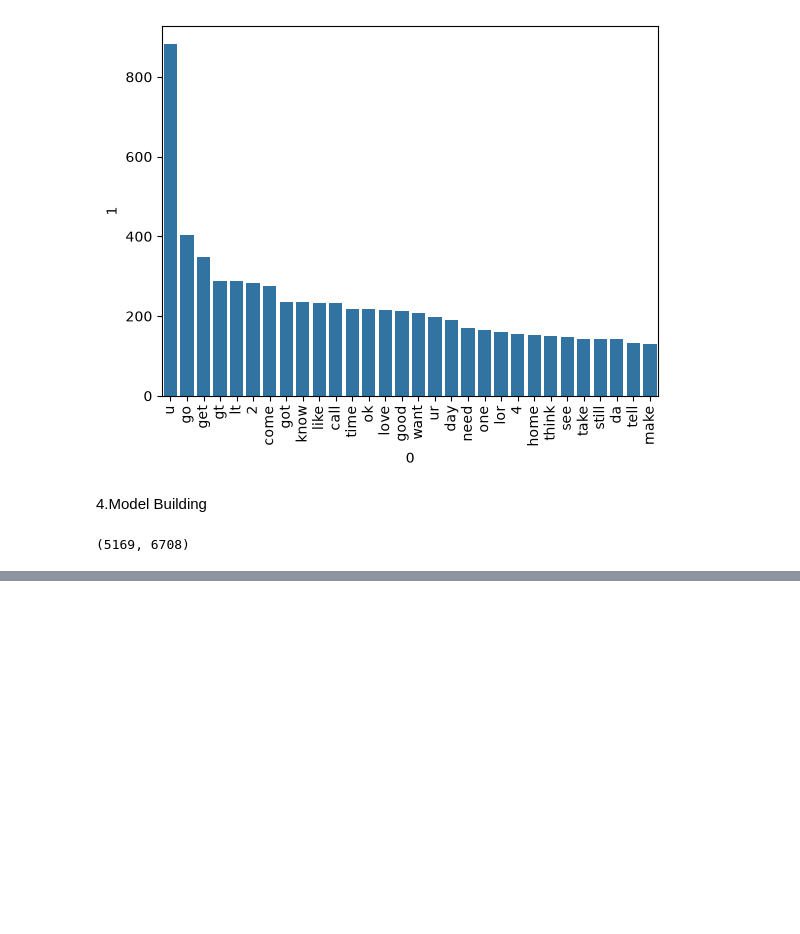
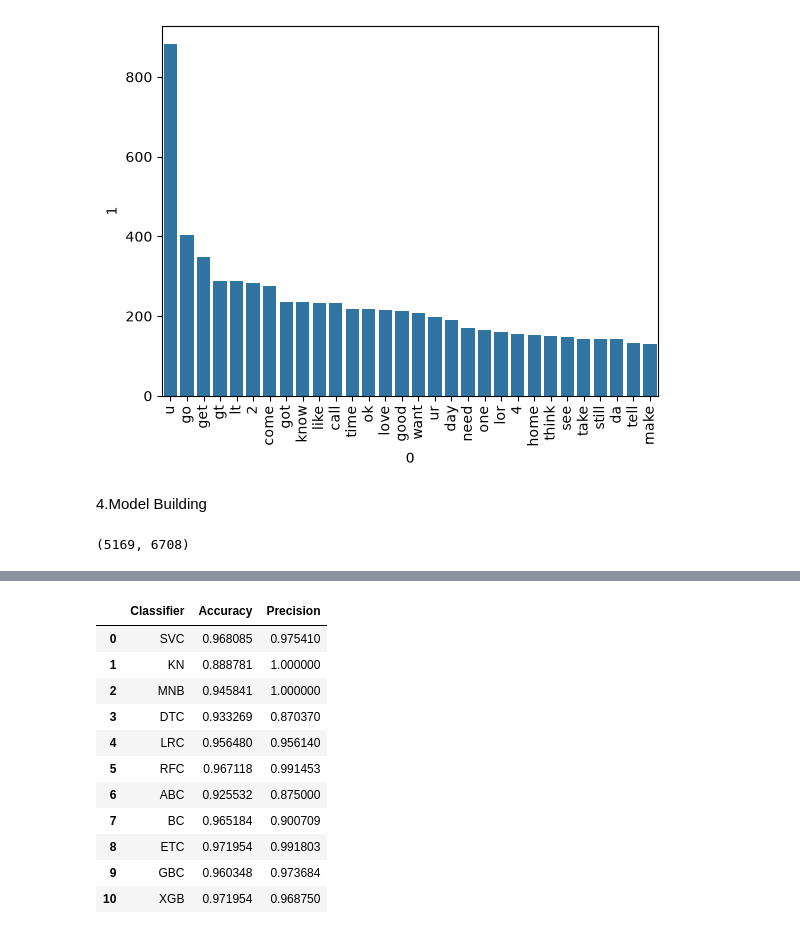
Before and after one commit to GarvChopra/Email-spam-classifier-ML-PROJECT-, a Jupyter notebook: sms-spam-detection.ipynb, the cells around one changed output, grey strips where cells are left out. Saved outputs shown, nothing was run; the diff lists cells and outputs as text; code cells hidden in the pictures; blank space fills up the shorter version.

```diff
--- a/sms-spam-detection.ipynb
+++ b/sms-spam-detection.ipynb
@@ -422,0 +474,14 @@ print(precision_score(y_test, y_pred1))
+# %%
+clfs = {
+    'SVC': svc,
+    'KN' : knc,
+    'MNB': mnb,
+    'DTC': dtc,
+    'LRC': lrc,
+    'RFC': rfc,
+    'ABC': abc,
+    'BC' : bc,
+    'ETC': etc,
+    'GBC': gbc,
+    'XGB': xgb
+}
@@ -422,0 +520,16 @@ print(precision_score(y_test, y_pred1))
+# %%
+performance_df = pd.DataFrame({'Classifier': clfs.keys(), 'Accuracy': accuracy_scores, 'Precision': precision_scores})
+performance_df
+# %% [output]
+|  | Classifier | Accuracy | Precision |
+| 0 | SVC | 0.968085 | 0.975410 |
+| 1 | KN | 0.888781 | 1.000000 |
+| 2 | MNB | 0.945841 | 1.000000 |
+| 3 | DTC | 0.933269 | 0.870370 |
+| 4 | LRC | 0.956480 | 0.956140 |
+| 5 | RFC | 0.967118 | 0.991453 |
+| 6 | ABC | 0.925532 | 0.875000 |
+| 7 | BC | 0.965184 | 0.900709 |
+| 8 | ETC | 0.971954 | 0.991803 |
+| 9 | GBC | 0.960348 | 0.973684 |
+| 10 | XGB | 0.971954 | 0.968750 |
```
Also changed, not shown: parts of 19 cells of this notebook.
